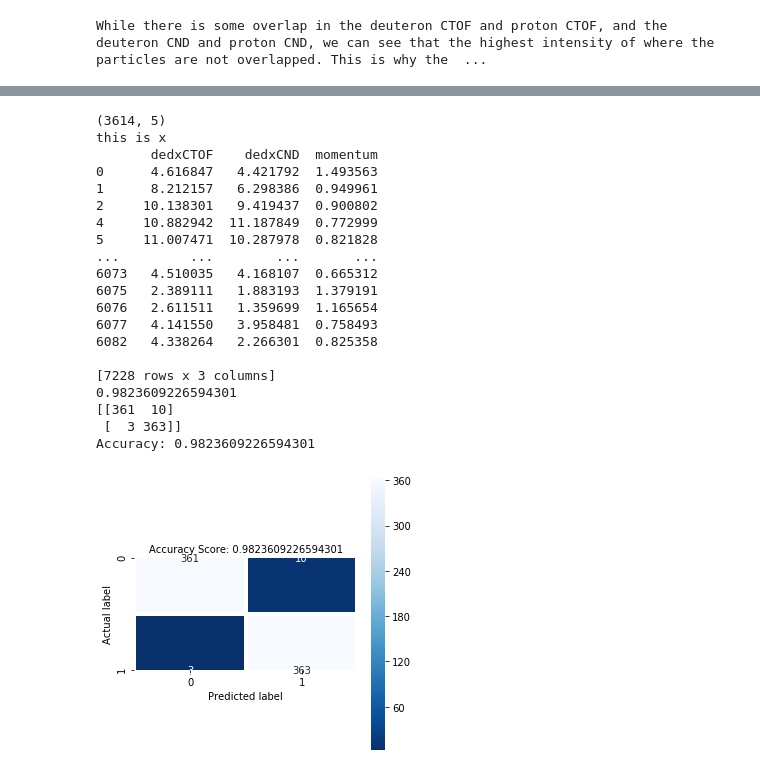
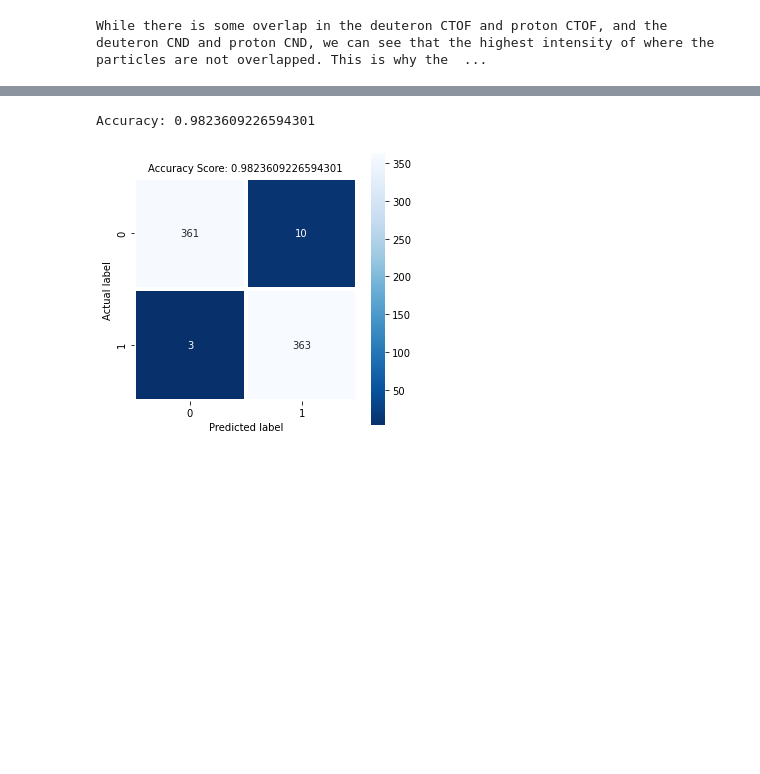
Before and after one commit to nrichardson1222/ML_Particle_Identification, a Jupyter notebook: FinalProject.ipynb, the cells around one changed output, grey strips where cells are left out. Drawn from its saved outputs; the diff is of its cells as text; code cells hidden in the pictures; blank space fills up the shorter version.

```diff
--- a/FinalProject.ipynb
+++ b/FinalProject.ipynb
@@ -391,7 +367,6 @@ proton = proton.loc[(proton["dedxCTOF"] > 0)]
 deuteron = deuteron.loc[(deuteron["dedxCND"] > 0)]
 proton = proton.loc[(proton["dedxCND"] > 0)]
 
-print(deuteron.shape)
 
 
 proton= proton.iloc[:3614,:]
@@ -400,60 +375,36 @@ totalData = deuteron.append(proton)
 
 totalData = totalData.drop('beta',1)
 # totalData = totalData.drop('dedxCND',1)
-totalData.head
 X = totalData.iloc[:,0:3:1]
-print("this is x")
-print(X)
 y = totalData.iloc[:, -1]
 
 # X = (X-X.min())/(X.max()-X.min())
 training_dataX = X.sample(frac=0.8, random_state=25)
 
 training_datay = y.sample(frac=0.8, random_state=25)
 
 testing_dataX = X.drop(training_dataX.index)
 testing_datay = y.drop(training_datay.index)
 
 clf=RandomForestClassifier(n_estimators=100)
 
 clf.fit(training_dataX,training_datay)
 
-print(clf.score(testing_dataX, testing_datay))
 predictions = clf.predict(testing_dataX)
 score = clf.score(testing_dataX, testing_datay)
 cm = metrics.confusion_matrix(testing_datay, predictions)
-print(cm)
 plt.figure(figsize=(5,5))
 sns.heatmap(cm, annot=True, fmt=".0f", linewidths=3, square = True, cmap = 'Blues_r')
 plt.ylabel('Actual label')
 plt.xlabel('Predicted label')
 all_sample_title = 'Accuracy Score: {0}'.format(score)
 plt.title(all_sample_title, size = 10)
 
 
 
 # Model Accuracy, how often is the classifier correct?
 y_pred=clf.predict(testing_dataX)
 print("Accuracy:",metrics.accuracy_score(testing_datay, y_pred))
 # %% [output]
-(3614, 5)
-this is x
-       dedxCTOF    dedxCND  momentum
-0      4.616847   4.421792  1.493563
-1      8.212157   6.298386  0.949961
-2     10.138301   9.419437  0.900802
-4     10.882942  11.187849  0.772999
-5     11.007471  10.287978  0.821828
-...         ...        ...       ...
-6073   4.510035   4.168107  0.665312
-6075   2.389111   1.883193  1.379191
-6076   2.611511   1.359699  1.165654
-6077   4.141550   3.958481  0.758493
-6082   4.338264   2.266301  0.825358
-
-[7228 rows x 3 columns]
-0.9823609226594301
-[[361  10]
- [  3 363]]
 Accuracy: 0.9823609226594301
-[figure, old version]
+[figure, new version]
```
Also changed, not shown: parts of 3 cells of this notebook.
